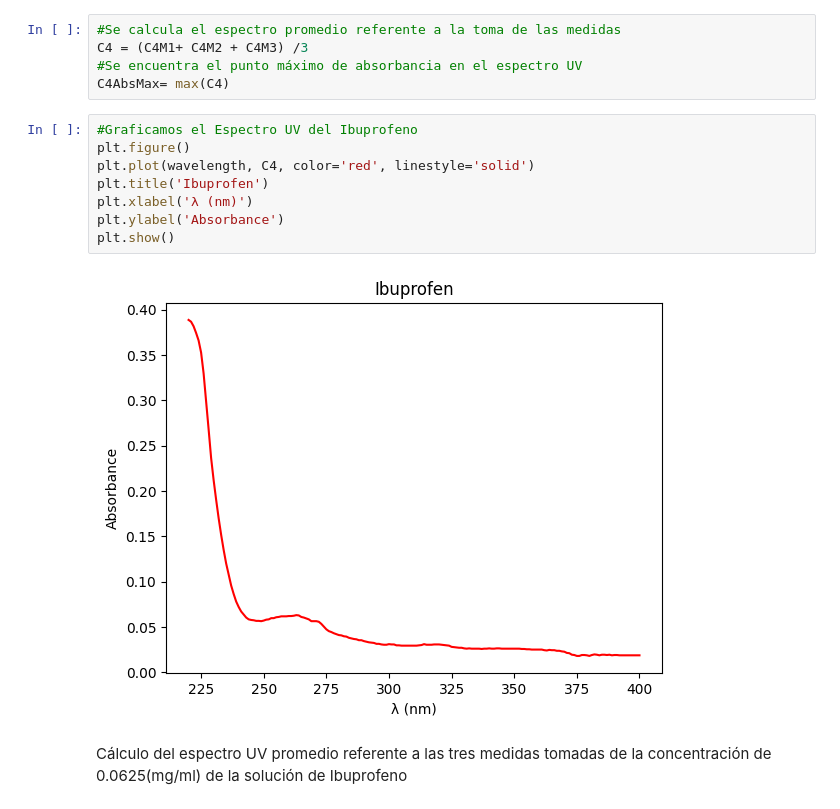
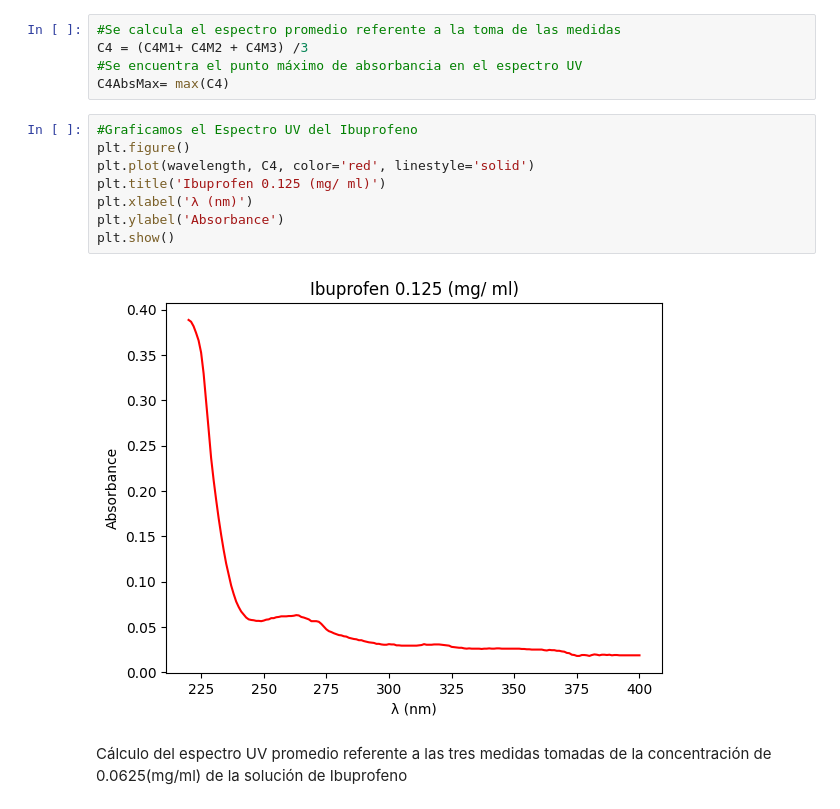
Before and after one commit to FelipeOcampo03/progamacioning, a Jupyter notebook: ProyectoProgramacionIng.ipynb, the cells around one changed output. Drawn from its saved outputs; the diff is of its cells as text.

```diff
--- a/ProyectoProgramacionIng.ipynb
+++ b/ProyectoProgramacionIng.ipynb
@@ -156,13 +156,13 @@ C4AbsMax= max(C4)
 # %%
 #Graficamos el Espectro UV del Ibuprofeno
 plt.figure()
 plt.plot(wavelength, C4, color='red', linestyle='solid')
-plt.title('Ibuprofen')
+plt.title('Ibuprofen 0.125 (mg/ ml)')
 plt.xlabel('λ (nm)')
 plt.ylabel('Absorbance')
 plt.show()
 # %% [output]
-[figure, old version]
+[figure, new version]
 # %% [markdown]
 Cálculo del espectro UV promedio referente a las tres medidas tomadas de la concentración de 0.0625(mg/ml) de la solución de Ibuprofeno
 # %%
```
Also changed, not shown: parts of 5 cells of this notebook.
